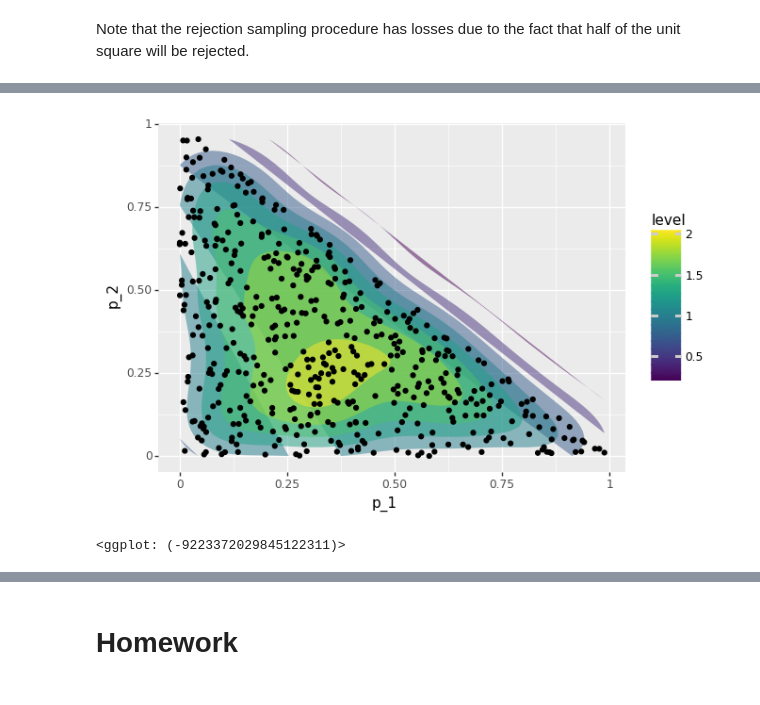
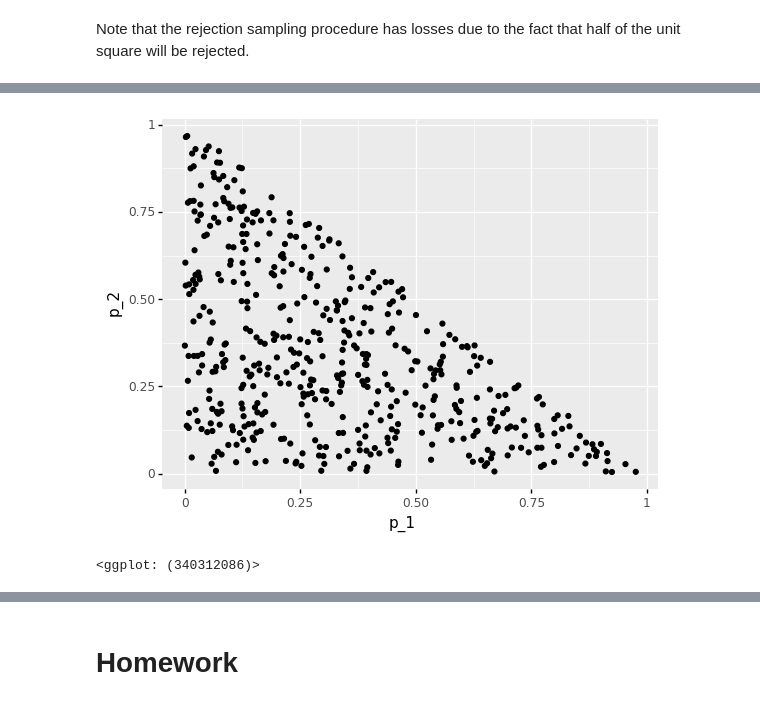
Before and after one commit to swenlaur/machine-learning-ii, a Jupyter notebook: practise-sessions/02/08_dice_vs_coin.ipynb, the cells around one changed output, grey strips where cells are left out. Drawn from its saved outputs; the diff is of its cells as text; code cells hidden in the pictures.

```diff
--- a/practise-sessions/02/08_dice_vs_coin.ipynb
+++ b/practise-sessions/02/08_dice_vs_coin.ipynb
@@ -288,12 +309,12 @@ display(head(sample))
 # %%
 df = prior_sampler(1000)
 p = ggplot(df)
-p = p + stat_density_2d(aes(x = 'p_1', y = 'p_2', fill='..level..'), levels=10, geom='polygon', alpha = 0.5)
+#p = p + stat_density_2d(aes(x = 'p_1', y = 'p_2', fill='..level..'), levels=10, geom='polygon', alpha = 0.5)
 p = p + geom_point(aes(x = 'p_1', y = 'p_2'))
 p
 # %% [output]
-[figure, old version]
+[figure, new version]
-<ggplot: (-9223372029845122311)>
+<ggplot: (340312086)>
 # %%
 p = ggplot(df)
 p + geom_bin2d(aes(x='p_1', y='p_2'), bins = 10)
```
Also changed, not shown: parts of 10 cells of this notebook, 4 other files.
